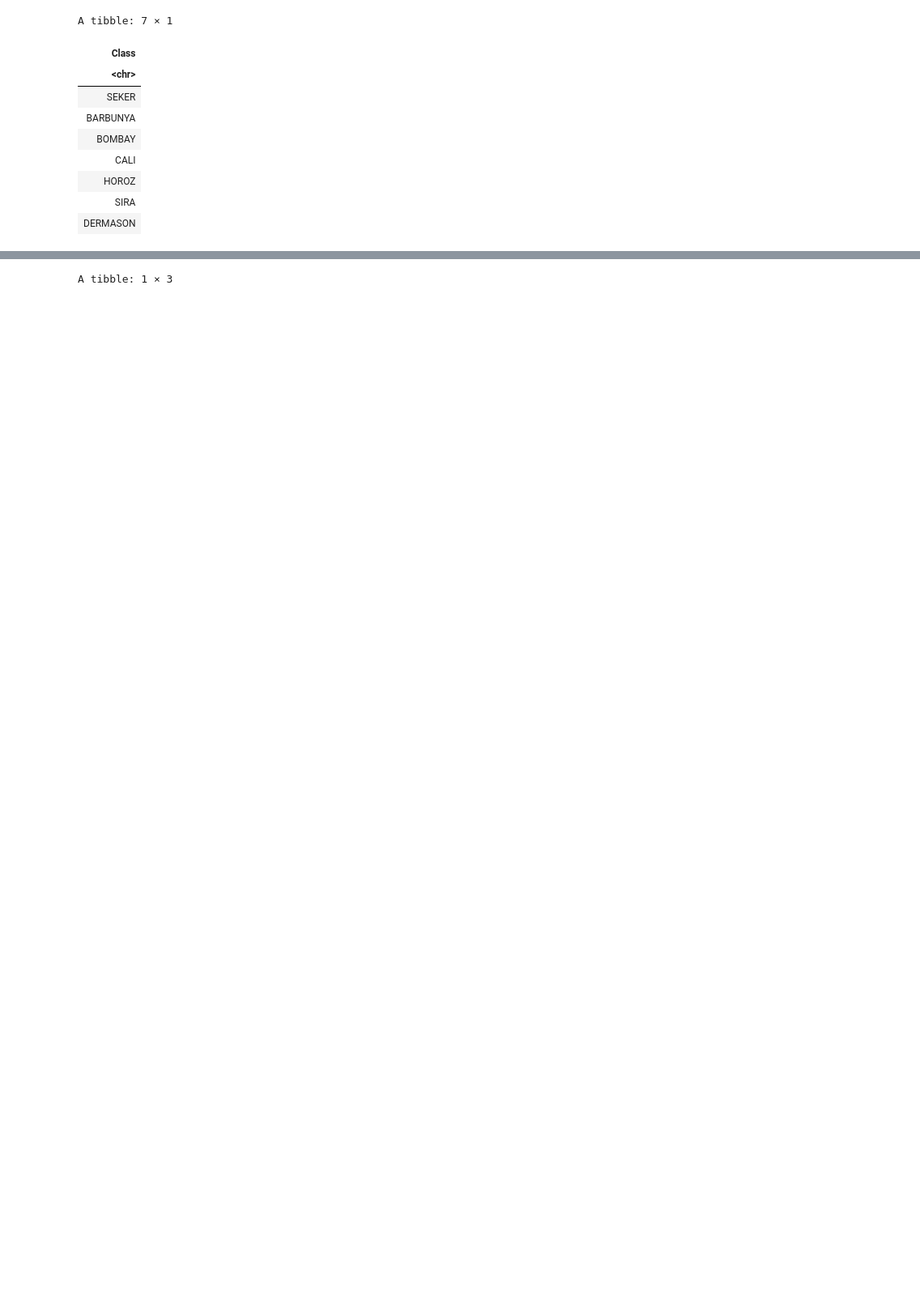
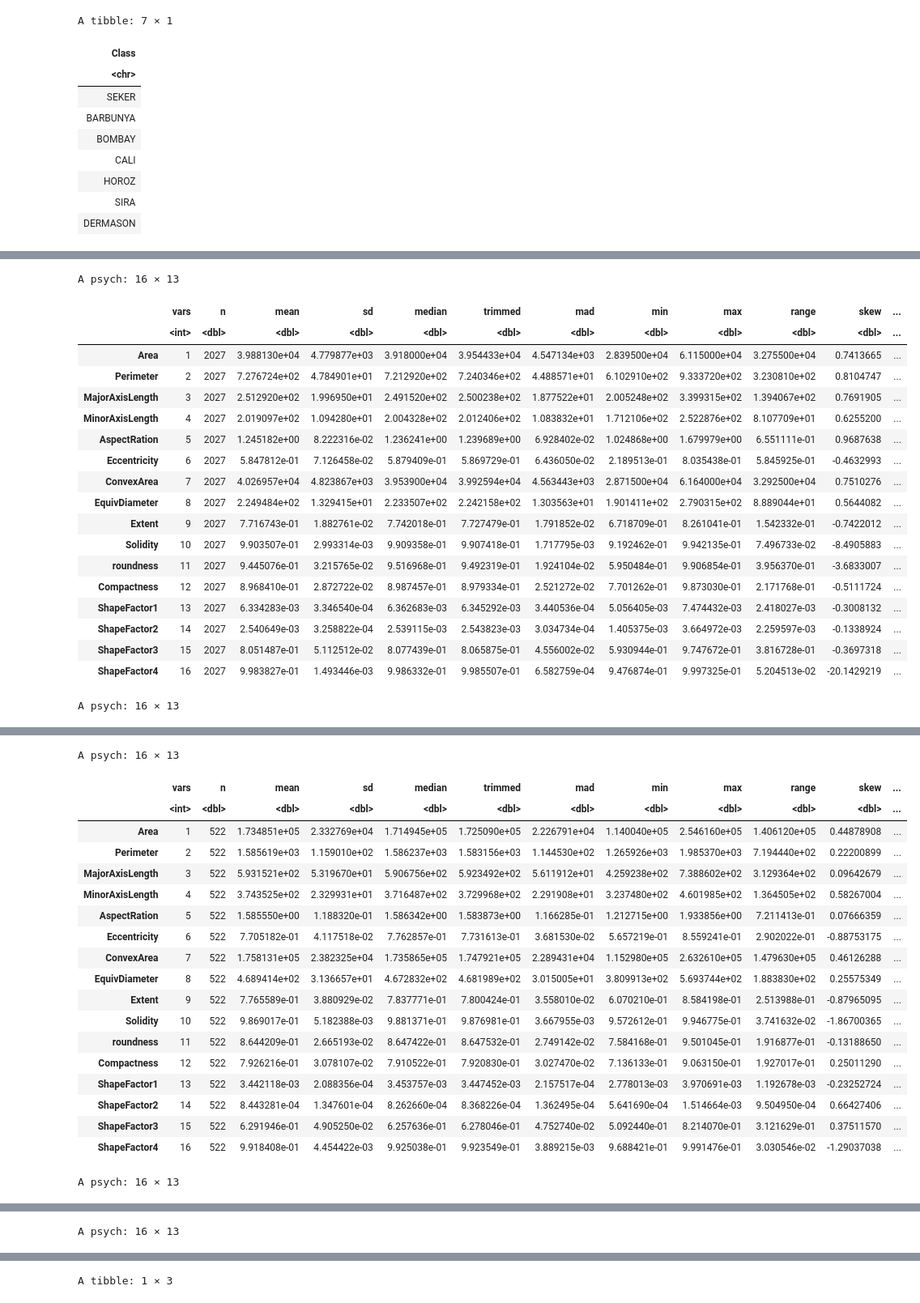
Before and after one commit to flora-hang/Data-analysis-project, a Jupyter notebook: Group Projectv2.ipynb, the cells around one changed output, grey strips where cells are left out. Shown: that part at 81% size. Saved outputs shown, nothing was run; the diff lists cells and outputs as text; code cells hidden in the pictures; blank space fills up the shorter version.

```diff
--- a/Group Projectv2.ipynb
+++ b/Group Projectv2.ipynb
@@ -128,0 +160,51 @@ The above cell converts the Class variables from a character type variable into
+# %%
+library(psych)
+group <- bean_data_unscaled |>
+    filter(Class == 'SEKER') |>
+    select(-Class)
+describe(group)
+group1 <- bean_data_unscaled |>
+    filter(Class == 'BARBUNYA') |>
+    select(-Class)
+describe(group1)
+group2 <- bean_data_unscaled |>
+    filter(Class == 'BOMBAY') |>
+    select(-Class)
+describe(group2)
+group3 <- bean_data_unscaled |>
+    filter(Class == 'CALI') |>
+    select(-Class)
+describe(group3)
+group4 <- bean_data_unscaled |>
+    filter(Class == 'HOROZ') |>
+    select(-Class)
+describe(group4)
+group5 <- bean_data_unscaled |>
+    filter(Class == 'SIRA') |>
+    select(-Class)
+describe(group5)
+group6 <- bean_data_unscaled |>
+    filter(Class == 'DERMASON') |>
+    select(-Class)
+describe(group6)
+# %% [output]
+A psych: 16 × 13
+|  | vars | n | mean | sd | median | trimmed | mad | min | max | range | skew | ... |
+|  | <int> | <dbl> | <dbl> | <dbl> | <dbl> | <dbl> | <dbl> | <dbl> | <dbl> | <dbl> | <dbl> | ... |
+| Area | 1 | 2027 | 3.988130e+04 | 4.779877e+03 | 3.918000e+04 | 3.954433e+04 | 4.547134e+03 | 2.839500e+04 | 6.115000e+04 | 3.275500e+04 | 0.7413665 | ... |
+| Perimeter | 2 | 2027 | 7.276724e+02 | 4.784901e+01 | 7.212920e+02 | 7.240346e+02 | 4.488571e+01 | 6.102910e+02 | 9.333720e+02 | 3.230810e+02 | 0.8104747 | ... |
+| MajorAxisLength | 3 | 2027 | 2.512920e+02 | 1.996950e+01 | 2.491520e+02 | 2.500238e+02 | 1.877522e+01 | 2.005248e+02 | 3.399315e+02 | 1.394067e+02 | 0.7691905 | ... |
+| MinorAxisLength | 4 | 2027 | 2.019097e+02 | 1.094280e+01 | 2.004328e+02 | 2.012406e+02 | 1.083832e+01 | 1.712106e+02 | 2.522876e+02 | 8.107709e+01 | 0.6255200 | ... |
+| AspectRation | 5 | 2027 | 1.245182e+00 | 8.222316e-02 | 1.236241e+00 | 1.239689e+00 | 6.928402e-02 | 1.024868e+00 | 1.679979e+00 | 6.551111e-01 | 0.9687638 | ... |
+| Eccentricity | 6 | 2027 | 5.847812e-01 | 7.126458e-02 | 5.879409e-01 | 5.869729e-01 | 6.436050e-02 | 2.189513e-01 | 8.035438e-01 | 5.845925e-01 | -0.4632993 | ... |
+| ConvexArea | 7 | 2027 | 4.026957e+04 | 4.823867e+03 | 3.953900e+04 | 3.992594e+04 | 4.563443e+03 | 2.871500e+04 | 6.164000e+04 | 3.292500e+04 | 0.7510276 | ... |
+| EquivDiameter | 8 | 2027 | 2.249484e+02 | 1.329415e+01 | 2.233507e+02 | 2.242158e+02 | 1.303563e+01 | 1.901411e+02 | 2.790315e+02 | 8.889044e+01 | 0.5644082 | ... |
+| Extent | 9 | 2027 | 7.716743e-01 | 1.882761e-02 | 7.742018e-01 | 7.727479e-01 | 1.791852e-02 | 6.718709e-01 | 8.261041e-01 | 1.542332e-01 | -0.7422012 | ... |
+| Solidity | 10 | 2027 | 9.903507e-01 | 2.993314e-03 | 9.909358e-01 | 9.907418e-01 | 1.717795e-03 | 9.192462e-01 | 9.942135e-01 | 7.496733e-02 | -8.4905883 | ... |
+| roundness | 11 | 2027 | 9.445076e-01 | 3.215765e-02 | 9.516968e-01 | 9.492319e-01 | 1.924104e-02 | 5.950484e-01 | 9.906854e-01 | 3.956370e-01 | -3.6833007 | ... |
+| Compactness | 12 | 2027 | 8.968410e-01 | 2.872722e-02 | 8.987457e-01 | 8.979334e-01 | 2.521272e-02 | 7.701262e-01 | 9.873030e-01 | 2.171768e-01 | -0.5111724 | ... |
+| ShapeFactor1 | 13 | 2027 | 6.334283e-03 | 3.346540e-04 | 6.362683e-03 | 6.345292e-03 | 3.440536e-04 | 5.056405e-03 | 7.474432e-03 | 2.418027e-03 | -0.3008132 | ... |
+| ShapeFactor2 | 14 | 2027 | 2.540649e-03 | 3.258822e-04 | 2.539115e-03 | 2.543823e-03 | 3.034734e-04 | 1.405375e-03 | 3.664972e-03 | 2.259597e-03 | -0.1338924 | ... |
+| ShapeFactor3 | 15 | 2027 | 8.051487e-01 | 5.112512e-02 | 8.077439e-01 | 8.065875e-01 | 4.556002e-02 | 5.930944e-01 | 9.747672e-01 | 3.816728e-01 | -0.3697318 | ... |
+| ShapeFactor4 | 16 | 2027 | 9.983827e-01 | 1.493446e-03 | 9.986332e-01 | 9.985507e-01 | 6.582759e-04 | 9.476874e-01 | 9.997325e-01 | 5.204513e-02 | -20.1429219 | ... |
+A psych: 16 × 13
@@ -128,0 +229,20 @@ The above cell converts the Class variables from a character type variable into
+A psych: 16 × 13
+|  | vars | n | mean | sd | median | trimmed | mad | min | max | range | skew | ... |
+|  | <int> | <dbl> | <dbl> | <dbl> | <dbl> | <dbl> | <dbl> | <dbl> | <dbl> | <dbl> | <dbl> | ... |
+| Area | 1 | 522 | 1.734851e+05 | 2.332769e+04 | 1.714945e+05 | 1.725090e+05 | 2.226791e+04 | 1.140040e+05 | 2.546160e+05 | 1.406120e+05 | 0.44878908 | ... |
+| Perimeter | 2 | 522 | 1.585619e+03 | 1.159010e+02 | 1.586237e+03 | 1.583156e+03 | 1.144530e+02 | 1.265926e+03 | 1.985370e+03 | 7.194440e+02 | 0.22200899 | ... |
+| MajorAxisLength | 3 | 522 | 5.931521e+02 | 5.319670e+01 | 5.906756e+02 | 5.923492e+02 | 5.611912e+01 | 4.259238e+02 | 7.388602e+02 | 3.129364e+02 | 0.09642679 | ... |
+| MinorAxisLength | 4 | 522 | 3.743525e+02 | 2.329931e+01 | 3.716487e+02 | 3.729968e+02 | 2.291908e+01 | 3.237480e+02 | 4.601985e+02 | 1.364505e+02 | 0.58267004 | ... |
+| AspectRation | 5 | 522 | 1.585550e+00 | 1.188320e-01 | 1.586342e+00 | 1.583873e+00 | 1.166285e-01 | 1.212715e+00 | 1.933856e+00 | 7.211413e-01 | 0.07666359 | ... |
+| Eccentricity | 6 | 522 | 7.705182e-01 | 4.117518e-02 | 7.762857e-01 | 7.731613e-01 | 3.681530e-02 | 5.657219e-01 | 8.559241e-01 | 2.902022e-01 | -0.88753175 | ... |
+| ConvexArea | 7 | 522 | 1.758131e+05 | 2.382325e+04 | 1.735865e+05 | 1.747921e+05 | 2.289431e+04 | 1.152980e+05 | 2.632610e+05 | 1.479630e+05 | 0.46126288 | ... |
+| EquivDiameter | 8 | 522 | 4.689414e+02 | 3.136657e+01 | 4.672832e+02 | 4.681989e+02 | 3.015005e+01 | 3.809913e+02 | 5.693744e+02 | 1.883830e+02 | 0.25575349 | ... |
+| Extent | 9 | 522 | 7.765589e-01 | 3.880929e-02 | 7.837771e-01 | 7.800424e-01 | 3.558010e-02 | 6.070210e-01 | 8.584198e-01 | 2.513988e-01 | -0.87965095 | ... |
+| Solidity | 10 | 522 | 9.869017e-01 | 5.182388e-03 | 9.881371e-01 | 9.876981e-01 | 3.667955e-03 | 9.572612e-01 | 9.946775e-01 | 3.741632e-02 | -1.86700365 | ... |
+| roundness | 11 | 522 | 8.644209e-01 | 2.665193e-02 | 8.647422e-01 | 8.647532e-01 | 2.749142e-02 | 7.584168e-01 | 9.501045e-01 | 1.916877e-01 | -0.13188650 | ... |
+| Compactness | 12 | 522 | 7.926216e-01 | 3.078107e-02 | 7.910522e-01 | 7.920830e-01 | 3.027470e-02 | 7.136133e-01 | 9.063150e-01 | 1.927017e-01 | 0.25011290 | ... |
+| ShapeFactor1 | 13 | 522 | 3.442118e-03 | 2.088356e-04 | 3.453757e-03 | 3.447452e-03 | 2.157517e-04 | 2.778013e-03 | 3.970691e-03 | 1.192678e-03 | -0.23252724 | ... |
+| ShapeFactor2 | 14 | 522 | 8.443281e-04 | 1.347601e-04 | 8.262660e-04 | 8.368226e-04 | 1.362495e-04 | 5.641690e-04 | 1.514664e-03 | 9.504950e-04 | 0.66427406 | ... |
+| ShapeFactor3 | 15 | 522 | 6.291946e-01 | 4.905250e-02 | 6.257636e-01 | 6.278046e-01 | 4.752740e-02 | 5.092440e-01 | 8.214070e-01 | 3.121629e-01 | 0.37511570 | ... |
+| ShapeFactor4 | 16 | 522 | 9.918408e-01 | 4.454422e-03 | 9.925038e-01 | 9.923549e-01 | 3.889215e-03 | 9.688421e-01 | 9.991476e-01 | 3.030546e-02 | -1.29037038 | ... |
+A psych: 16 × 13
@@ -128,0 +267 @@ The above cell converts the Class variables from a character type variable into
+A psych: 16 × 13
```
Also changed, not shown: parts of 33 cells of this notebook.
